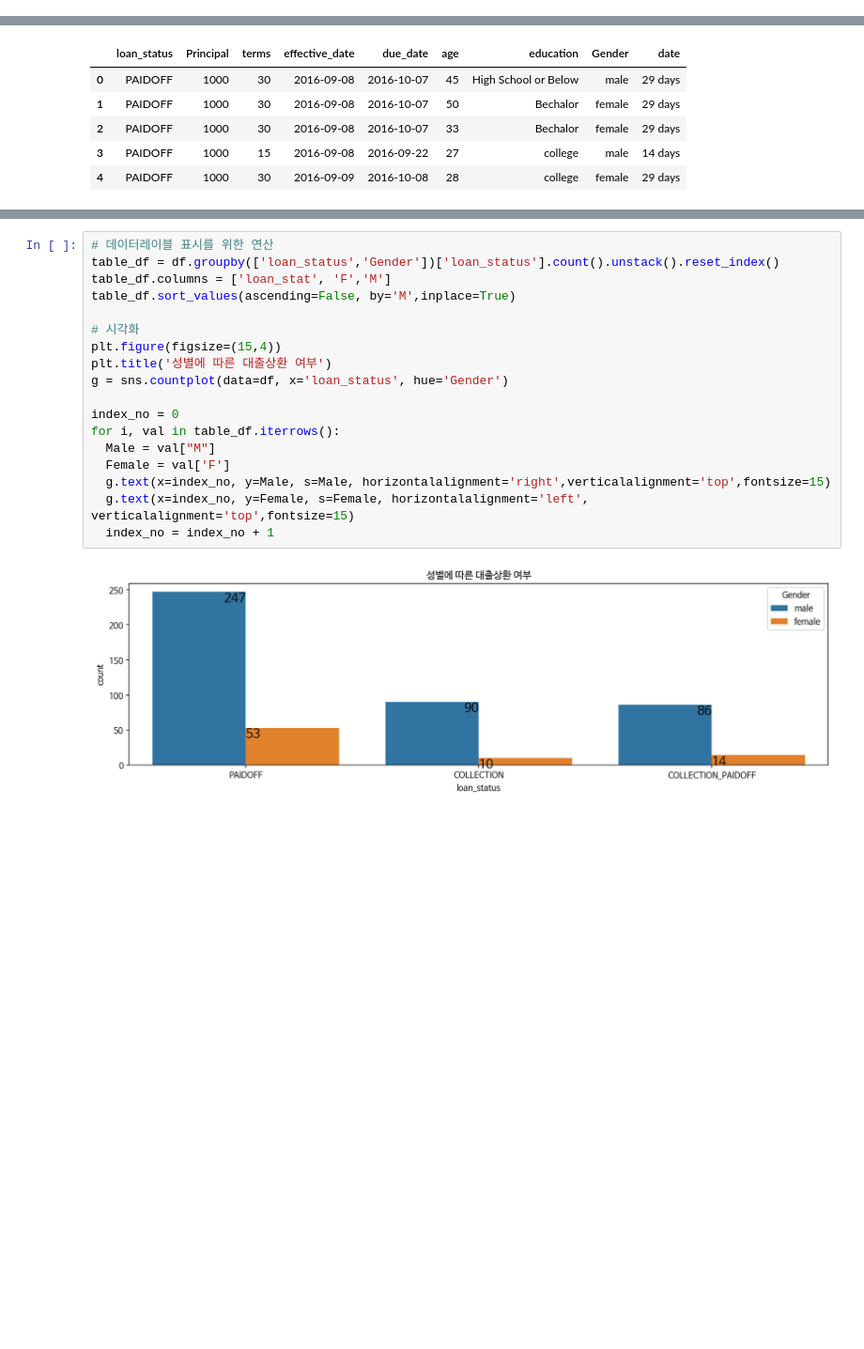
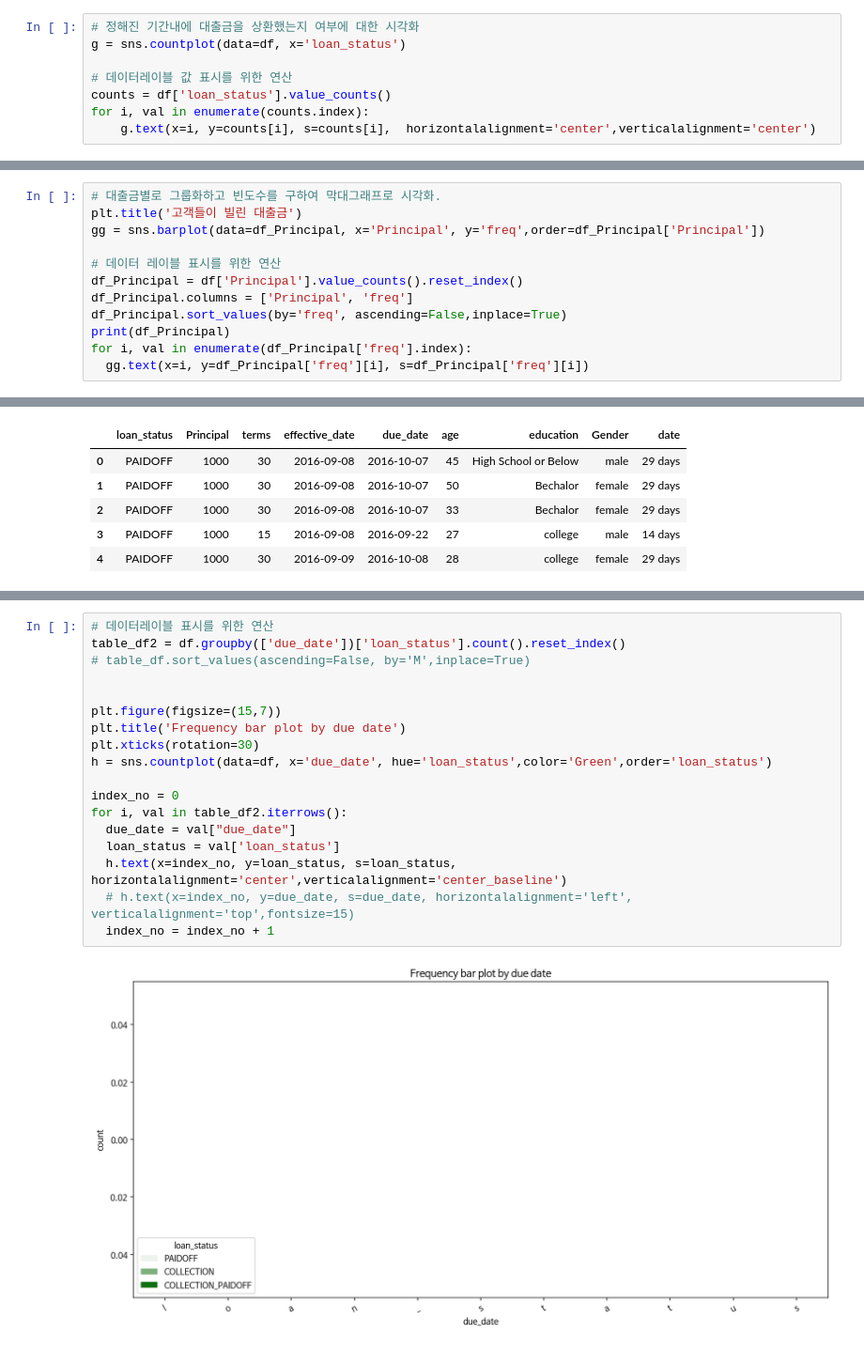
Before and after one commit to seonwoojh/KaggleStruggle, a Jupyter notebook: Kaggle_Loan_Data_Classification.ipynb, the cells around one changed output, grey strips where cells are left out. Shown at 94% size. Saved outputs shown, nothing was run; the diff lists cells and outputs as text; blank space fills up the shorter version.

```diff
--- a/Kaggle_Loan_Data_Classification.ipynb
+++ b/Kaggle_Loan_Data_Classification.ipynb
@@ -146,0 +157,8 @@ print('\n',df['education'].unique())
+# %%
+# 정해진 기간내에 대출금을 상환했는지 여부에 대한 시각화
+g = sns.countplot(data=df, x='loan_status')
+
+# 데이터레이블 값 표시를 위한 연산
+counts = df['loan_status'].value_counts()
+for i, val in enumerate(counts.index):
+    g.text(x=i, y=counts[i], s=counts[i],  horizontalalignment='center',verticalalignment='center')
@@ -146,0 +195,12 @@ print('\n',df['education'].unique())
+# %%
+# 대출금별로 그룹화하고 빈도수를 구하여 막대그래프로 시각화.
+plt.title('고객들이 빌린 대출금')
+gg = sns.barplot(data=df_Principal, x='Principal', y='freq',order=df_Principal['Principal'])
+
+# 데이터 레이블 표시를 위한 연산
+df_Principal = df['Principal'].value_counts().reset_index()
+df_Principal.columns = ['Principal', 'freq']
+df_Principal.sort_values(by='freq', ascending=False,inplace=True)
+print(df_Principal)
+for i, val in enumerate(df_Principal['freq'].index):
+  gg.text(x=i, y=df_Principal['freq'][i], s=df_Principal['freq'][i])
@@ -164,20 +314,20 @@ df.head()
 # %%
 # 데이터레이블 표시를 위한 연산
-table_df = df.groupby(['loan_status','Gender'])['loan_status'].count().unstack().reset_index()
-table_df.columns = ['loan_stat', 'F','M']
-table_df.sort_values(ascending=False, by='M',inplace=True)
+table_df2 = df.groupby(['due_date'])['loan_status'].count().reset_index()
+# table_df.sort_values(ascending=False, by='M',inplace=True)
 
-# 시각화
-plt.figure(figsize=(15,4))
-plt.title('성별에 따른 대출상환 여부')
-g = sns.countplot(data=df, x='loan_status', hue='Gender')
+
+plt.figure(figsize=(15,7))
+plt.title('Frequency bar plot by due date')
+plt.xticks(rotation=30)
+h = sns.countplot(data=df, x='due_date', hue='loan_status',color='Green',order='loan_status')
 
 index_no = 0
-for i, val in table_df.iterrows():
-  Male = val["M"]
-  Female = val['F']
-  g.text(x=index_no, y=Male, s=Male, horizontalalignment='right',verticalalignment='top',fontsize=15)
-  g.text(x=index_no, y=Female, s=Female, horizontalalignment='left', verticalalignment='top',fontsize=15)
+for i, val in table_df2.iterrows():
+  due_date = val["due_date"]
+  loan_status = val['loan_status']
+  h.text(x=index_no, y=loan_status, s=loan_status, horizontalalignment='center',verticalalignment='center_baseline')
+  # h.text(x=index_no, y=due_date, s=due_date, horizontalalignment='left', verticalalignment='top',fontsize=15)
   index_no = index_no + 1
 # %% [output]
-[figure, old version]
+[figure, new version]
```
Also changed, not shown: parts of 36 cells of this notebook.
